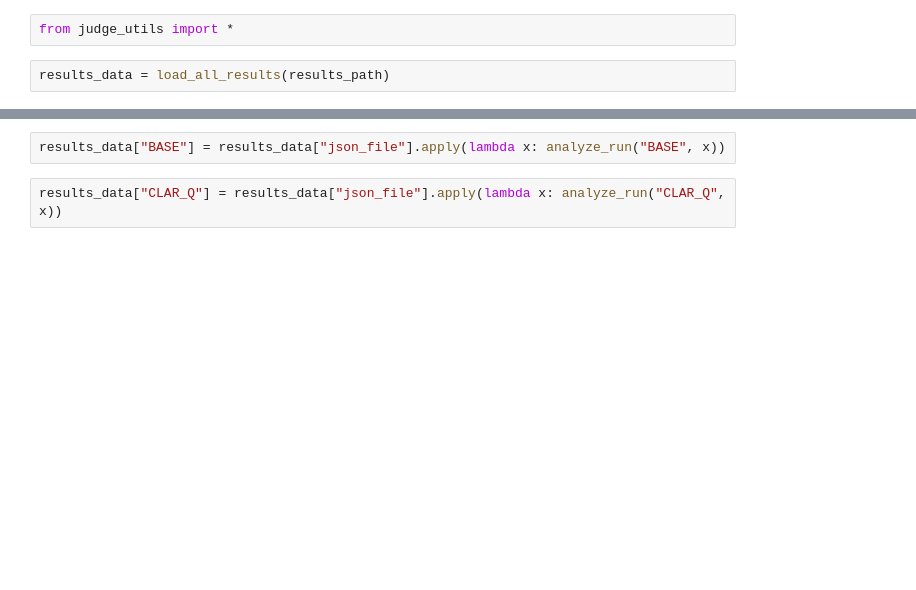
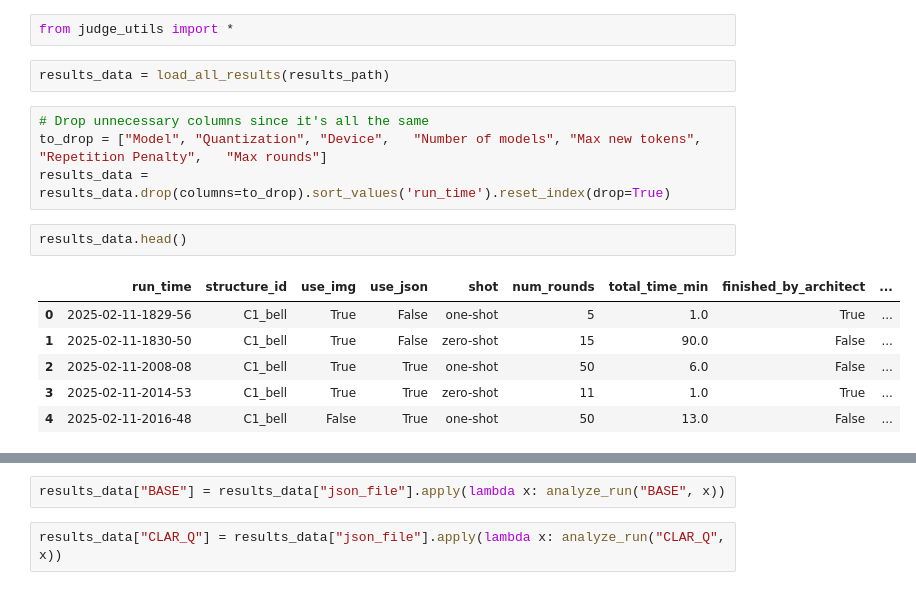
Before and after one commit to r3lativo/MLLMs-construction-company, a Jupyter notebook: src/evaluation.ipynb, the cells around one changed output, grey strips where cells are left out. Cells and saved outputs as stored; diff of their text form; blank space fills up the shorter version.

```diff
--- a/src/evaluation.ipynb
+++ b/src/evaluation.ipynb
@@ -2,3 +2,16 @@
 from judge_utils import *
 # %%
 results_data = load_all_results(results_path)
+# %%
+# Drop unnecessary columns since it's all the same
+to_drop = ["Model",	"Quantization",	"Device",	"Number of models",	"Max new tokens",	"Repetition Penalty",	"Max rounds"]
+results_data = results_data.drop(columns=to_drop).sort_values('run_time').reset_index(drop=True)
+# %%
+results_data.head()
+# %% [output]
+|  | run_time | structure_id | use_img | use_json | shot | num_rounds | total_time_min | finished_by_architect | ... |
+| 0 | 2025-02-11-1829-56 | C1_bell | True | False | one-shot | 5 | 1.0 | True | ... |
+| 1 | 2025-02-11-1830-50 | C1_bell | True | False | zero-shot | 15 | 90.0 | False | ... |
+| 2 | 2025-02-11-2008-08 | C1_bell | True | True | one-shot | 50 | 6.0 | False | ... |
+| 3 | 2025-02-11-2014-53 | C1_bell | True | True | zero-shot | 11 | 1.0 | True | ... |
+| 4 | 2025-02-11-2016-48 | C1_bell | False | True | one-shot | 50 | 13.0 | False | ... |
```
Also changed, not shown: parts of 3 cells of this notebook, 3 other files.
